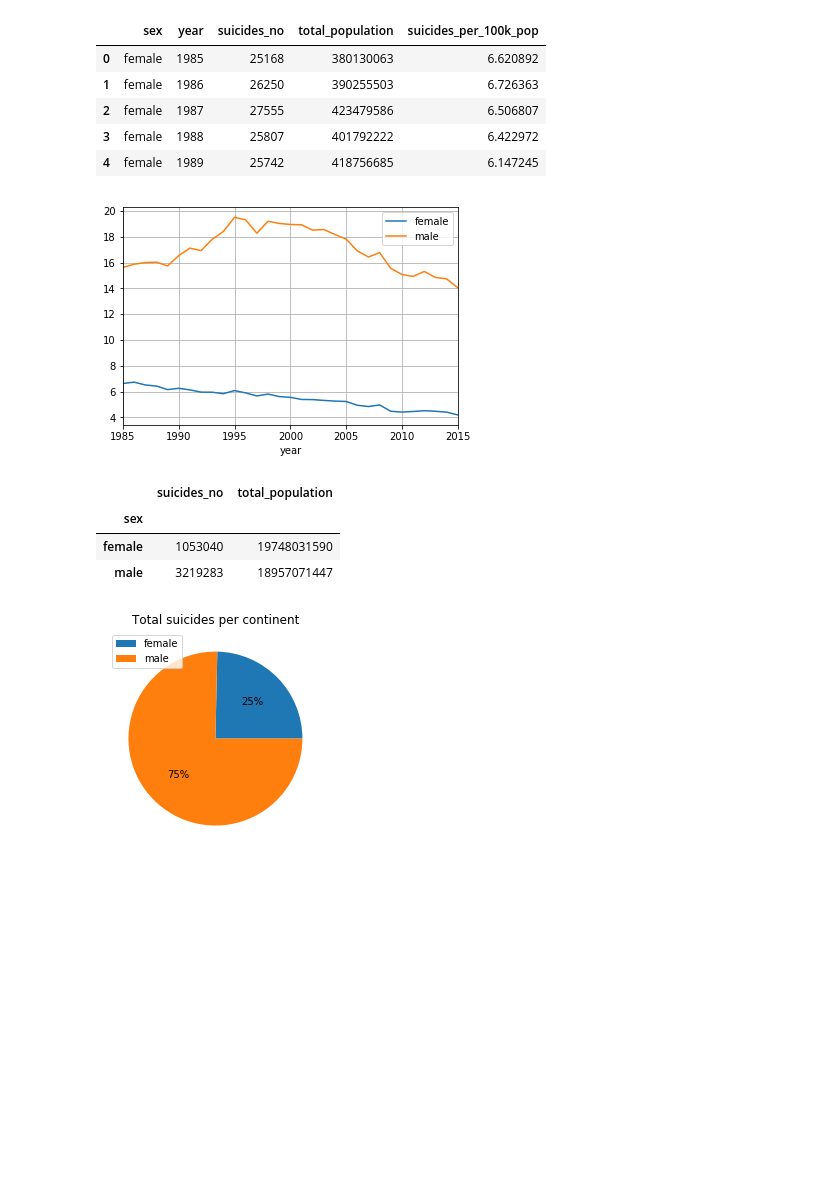
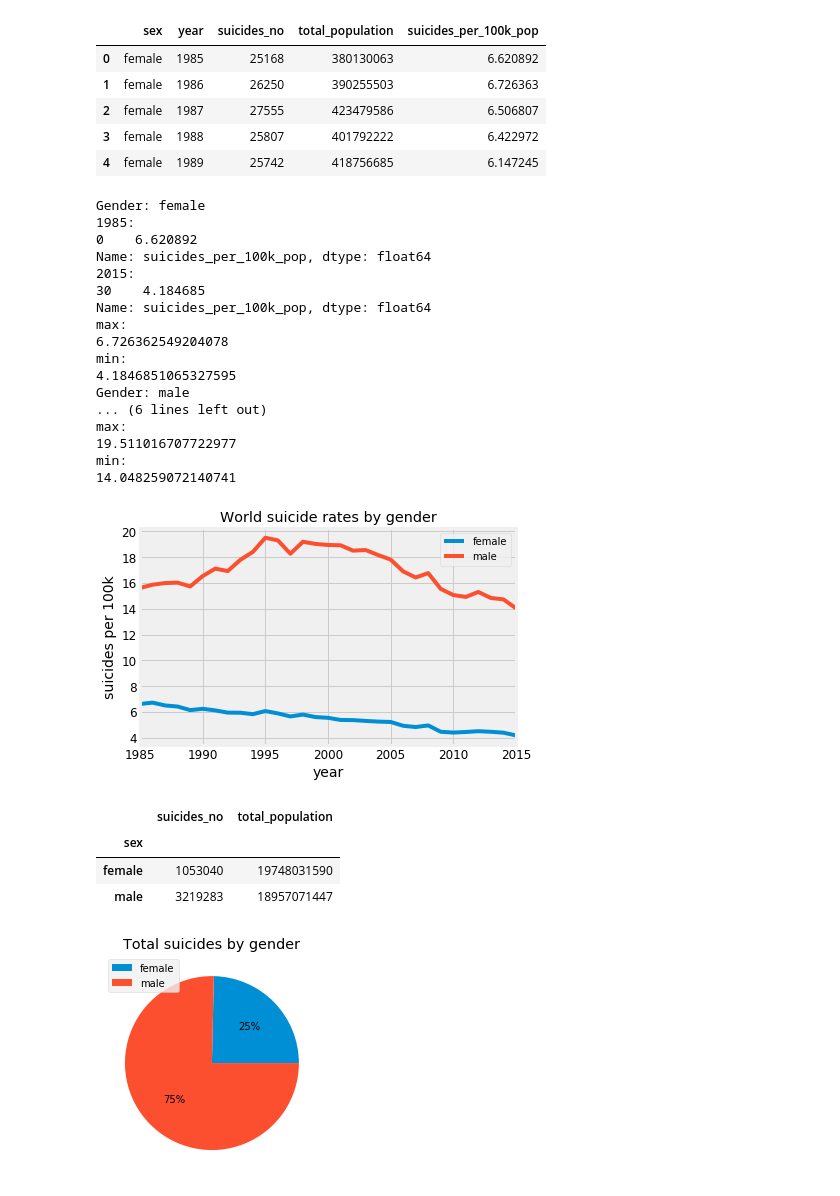
Before and after one commit to MiguelArieiro/WorldSuicideRatesAnalysis, a Jupyter notebook: sgd3.ipynb, the cells around one changed output. Cells and saved outputs as stored; diff of their text form; code cells hidden in the pictures; blank space fills up the shorter version.

```diff
--- a/sgd3.ipynb
+++ b/sgd3.ipynb
@@ -3,6 +3,15 @@ import numpy as np
 import pandas as pd
 import matplotlib.pyplot as plt
 import seaborn as sns
+
+plt.style.use('fivethirtyeight')
+plt.rcParams['axes.labelsize'] = 14
+plt.rcParams['xtick.labelsize'] = 12
+plt.rcParams['ytick.labelsize'] = 12
+plt.rcParams['text.color'] = 'k'
+
+ageValues = ['5-14 years', '15-24 years', '25-34 years', '35-54 years', '55-74 years', '75+ years']
+continentValues = ['Africa','South America','North America','Oceania','Asia','Europe']
 
 #loading demographic data
 demographics = pd.read_csv('datasets\demographic.csv')
@@ -77,8 +86,9 @@ suicides.head
 # %%
 #merging suicides and demographics
 suicides = pd.merge(suicides,demographics,on=['year','country_code'])
-suicides = suicides.drop(['country_y','population_y'], axis=1)
+suicides = suicides.drop(['country_y','population_y','gnp_per_capita'], axis=1)
 suicides = suicides.rename (columns = {'country_x': 'country', 'population_x': 'population_by_age'})
+suicides = suicides.dropna(subset=['country', 'year','sex','age','suicides_no','population_by_age'])
 suicides.reset_index(drop=True)
-suicides.head()
+suicides.head
 # %% [output]
@@ -95,6 +116,10 @@ suicides = pd.merge(suicides,suicidesPerCountry[['population_by_age']],on=['coun
 suicides.drop('population_by_age_x', axis=1)
 suicides = suicides.rename(columns={'population_by_age_y':'total_population'})
 suicides = suicides.rename(columns={'population_by_age_x':'population_by_age'})
+
+suicides['gdp_for_year_USD'] = suicides['gdp_per_capita_USD']*suicides['total_population']
+
+
 suicidesPerCountry['suicides_per_100k_pop']=suicidesPerCountry['suicides_no']/suicidesPerCountry['population_by_age']*100000
 suicidesPerCountry.head()
 # %% [output]
@@ -146,7 +189,8 @@ plt.savefig("plots\world_suicide_rate.png")
 # %%
-suicidesPerYearPer100kContinents = suicides.groupby(['Continent_Name','year']).agg({'suicides_no': 'sum', 'population_by_age':'sum'})
+suicidesPerYearPer100kContinents = suicides.groupby(['Continent_Name','year']).agg({'suicides_no': 'sum', 'population_by_age':'sum','HDI_for_year':'mean', 'political_stability': 'mean','gdp_for_year_USD': 'mean', 'inflation':'mean', 'industry':'mean', 'migration':'mean', 'political_stability':'mean'})
 suicidesPerYearPer100kContinents = suicidesPerYearPer100kContinents.rename(columns = {'population_by_age': 'total_population'})
 suicidesPerYearPer100kContinents ['suicides_per_100k_pop'] = suicidesPerYearPer100kContinents['suicides_no']/suicidesPerYearPer100kContinents['total_population']*100000
+suicidesPerYearPer100kContinents ['gdp_per_capita_USD'] = suicidesPerYearPer100kContinents['gdp_for_year_USD']/suicidesPerYearPer100kContinents['total_population']*100000
 suicidesPerYearPer100kContinents = suicidesPerYearPer100kContinents.reset_index(drop=False)
 
 suicidesPerYearPer100kContinents.head()
@@ -197,17 +292,45 @@ suicidesPerGenderPer100k.head()
 # %%
 fig, ax = plt.subplots()
 
 for key, grp in suicidesPerGenderPer100k.groupby(['sex']):
     ax = grp.plot(ax=ax, kind='line', x='year', y='suicides_per_100k_pop', label=key)
+    print ("Gender: "+key)
+    print("1985: ")
+    print (grp[grp['year']==1985]['suicides_per_100k_pop'])
+    print("2015: ")
+    print (grp[grp['year']==2015]['suicides_per_100k_pop'])
+    print("max: ")
+    print (grp['suicides_per_100k_pop'].max())
+    print("min: ")
+    print (grp['suicides_per_100k_pop'].min())
 
+plt.title('World suicide rates by gender')
+ax.set_ylabel('suicides per 100k')
 plt.legend(loc='best')
-plt.grid()
+
 plt.show()
-plt.title = ('World suicides rates per gender')
 
-ax.get_figure().savefig("plots\suicide_rates_per_gender.png")
+
+ax.get_figure().savefig("plots\suicide_rates_by_gender.png")
 # %% [output]
+Gender: female
+1985:
+0    6.620892
+Name: suicides_per_100k_pop, dtype: float64
+2015:
+30    4.184685
+Name: suicides_per_100k_pop, dtype: float64
+max:
+6.726362549204078
+min:
+4.1846851065327595
+Gender: male
+... (6 lines left out)
+max:
+19.511016707722977
+min:
+14.048259072140741
-[figure, old version]
+[figure, new version]
 # %%
 totalSuicidesPerGenderPer100k = suicides.groupby(['sex']).agg({'suicides_no': 'sum', 'population_by_age':'sum'})
 totalSuicidesPerGenderPer100k = totalSuicidesPerGenderPer100k.rename(columns = {'population_by_age': 'total_population'})
@@ -219,7 +342,7 @@ totalSuicidesPerGenderPer100k.head()
 | female | 1053040 | 19748031590 |
 | male | 3219283 | 18957071447 |
 # %%
-totalSuicidesPerGenderPer100k.plot(x='sex', y='suicides_no', kind='pie', autopct='%1.0f%%', label='', labels=None, title='Total suicides per continent')
+totalSuicidesPerGenderPer100k.plot(x='sex', y='suicides_no', kind='pie', autopct='%1.0f%%', label='', labels=None, title='Total suicides by gender')
 plt.savefig(r"plots\total_suicides_by_gender.png")
 # %% [output]
-[figure, old version]
+[figure, new version]
```
Also changed, not shown: parts of 16 cells of this notebook, 37 other files.
